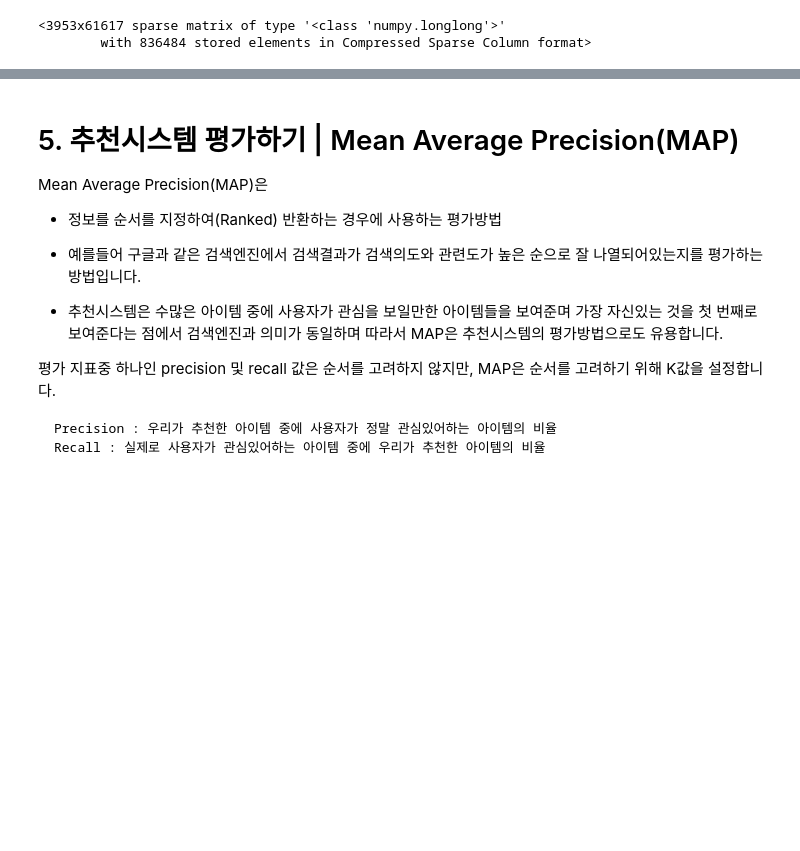
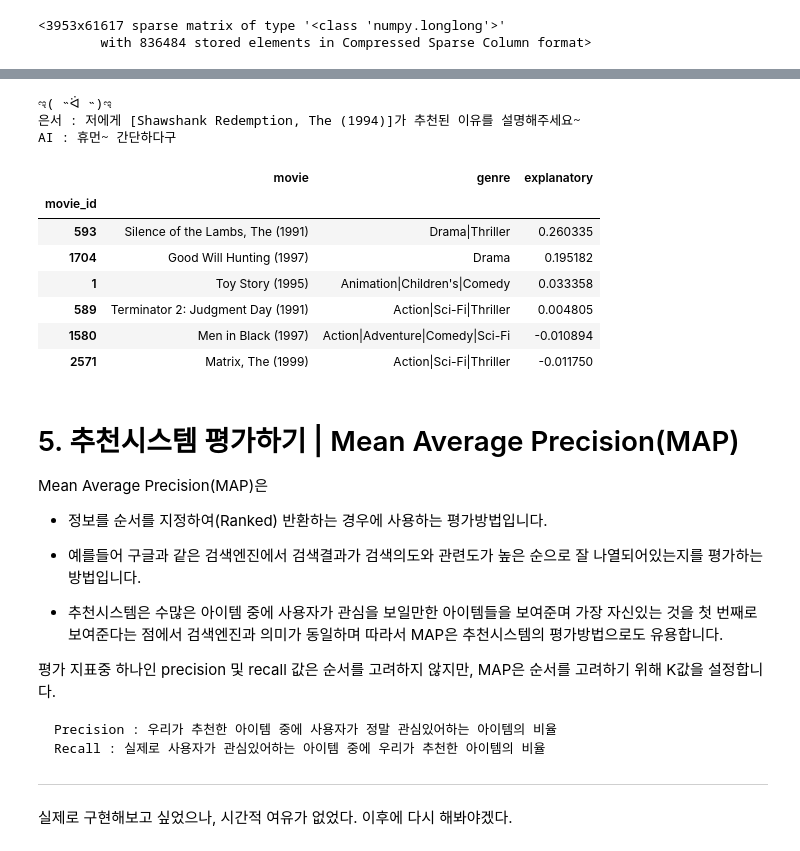
Before and after one commit to babeebird/AIFFEL_Exploration, a Jupyter notebook: E9_Movie_Recommendation.ipynb, the cells around one changed output, grey strips where cells are left out. Saved outputs shown, nothing was run; the diff lists cells and outputs as text; code cells hidden in the pictures; blank space fills up the shorter version.

Commit message:
recommendation system

```diff
--- a/E9_Movie_Recommendation.ipynb
+++ b/E9_Movie_Recommendation.ipynb
@@ -672,7 +688,22 @@ explain_my_recommendation
+# %%
+explain_my_recommendation = explain_recommendation_df(61616, 318)
+explain_my_recommendation
+# %% [output]
+ಇ( ˵ᐛ ˵)ಇ
+은서 : 저에게 [Shawshank Redemption, The (1994)]가 추천된 이유를 설명해주세요~
+AI : 휴먼~ 간단하다구
+|  | movie | genre | explanatory |
+| movie_id |  |  |  |
+| 593 | Silence of the Lambs, The (1991) | Drama|Thriller | 0.260335 |
+| 1704 | Good Will Hunting (1997) | Drama | 0.195182 |
+| 1 | Toy Story (1995) | Animation|Children's|Comedy | 0.033358 |
+| 589 | Terminator 2: Judgment Day (1991) | Action|Sci-Fi|Thriller | 0.004805 |
+| 1580 | Men in Black (1997) | Action|Adventure|Comedy|Sci-Fi | -0.010894 |
+| 2571 | Matrix, The (1999) | Action|Sci-Fi|Thriller | -0.011750 |
 # %% [markdown]
 # 5. 추천시스템 평가하기 | Mean Average Precision(MAP)
 Mean Average Precision(MAP)은
-* 정보를 순서를 지정하여(Ranked) 반환하는 경우에 사용하는 평가방법
+* 정보를 순서를 지정하여(Ranked) 반환하는 경우에 사용하는 평가방법입니다.
 * 예를들어 구글과 같은 검색엔진에서 검색결과가 검색의도와 관련도가 높은 순으로 잘 나열되어있는지를 평가하는 방법입니다.
 
 * 추천시스템은 수많은 아이템 중에 사용자가 관심을 보일만한 아이템들을 보여준며 가장 자신있는 것을 첫 번째로 보여준다는 점에서 검색엔진과 의미가 동일하며 따라서 MAP은 추천시스템의 평가방법으로도 유용합니다.
@@ -681,3 +712,8 @@ Mean Average Precision(MAP)은
 
     Precision : 우리가 추천한 아이템 중에 사용자가 정말 관심있어하는 아이템의 비율
     Recall : 실제로 사용자가 관심있어하는 아이템 중에 우리가 추천한 아이템의 비율
+
+
+---
+
+실제로 구현해보고 싶었으나, 시간적 여유가 없었다. 이후에 다시 해봐야겠다.
```
Also changed, not shown: parts of 50 cells of this notebook.
